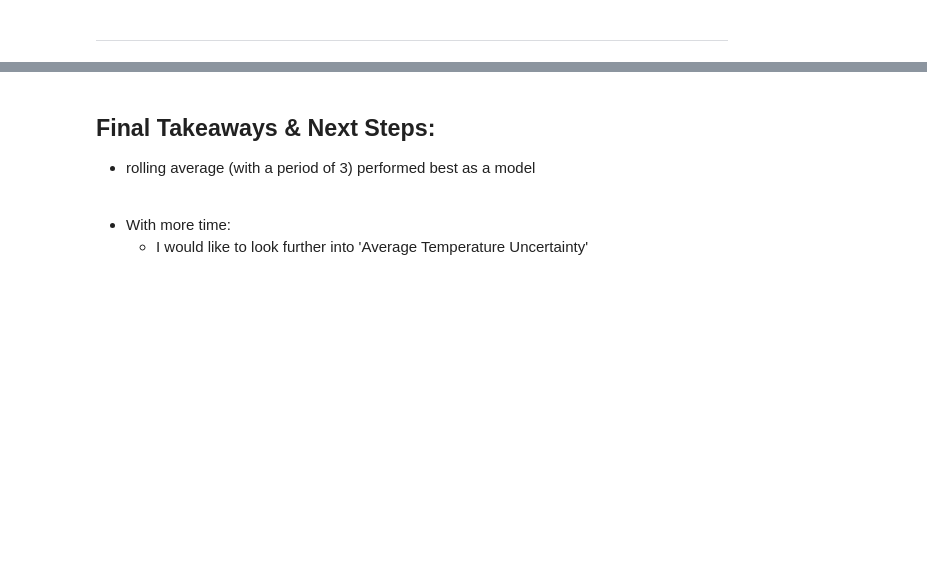
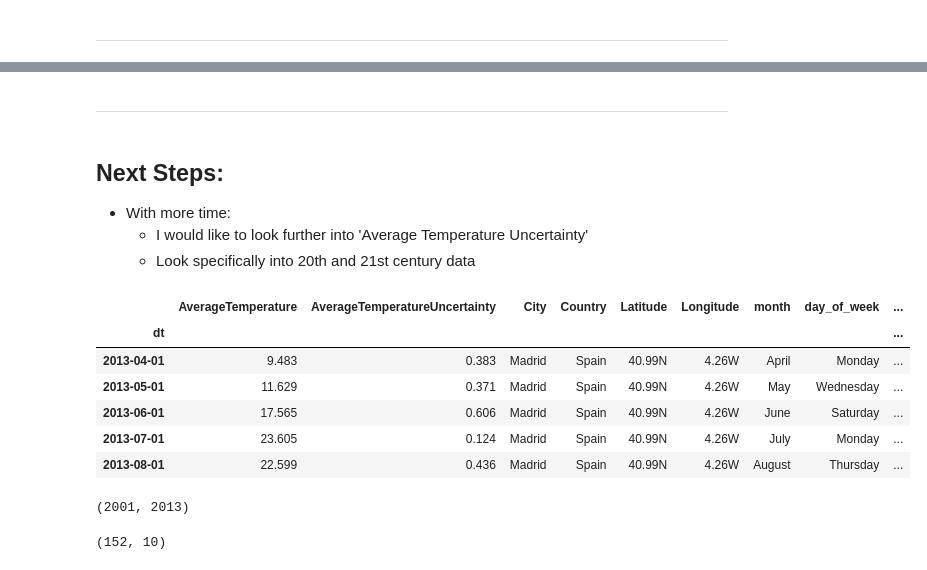
Before and after one commit to natasharivers/time-series-exercises, a Jupyter notebook: Time Series Project.ipynb, the cells around one changed output, grey strips where cells are left out. Drawn from its saved outputs; the diff is of its cells as text; code cells hidden in the pictures; blank space fills up the shorter version.

```diff
--- a/Time Series Project.ipynb
+++ b/Time Series Project.ipynb
@@ -578,8 +632,30 @@ model_df
+# %% [markdown]
+<hr style="border:2px solid black"> </hr>
 # %% [markdown]
-## Final Takeaways & Next Steps:
-- rolling average (with a period of 3) performed best as a model
-
-<br>
-
+## Next Steps:
 - With more time:
     - I would like to look further into 'Average Temperature Uncertainty'
+    - Look specifically into 20th and 21st century data
+# %%
+#create dataframe with only 21st century
+twentyfirst_df = df[df.index.year > 2000]
+# %%
+twentyfirst_df.tail()
+# %% [output]
+|  | AverageTemperature | AverageTemperatureUncertainty | City | Country | Latitude | Longitude | month | day_of_week | ... |
+| dt |  |  |  |  |  |  |  |  | ... |
+| 2013-04-01 | 9.483 | 0.383 | Madrid | Spain | 40.99N | 4.26W | April | Monday | ... |
+| 2013-05-01 | 11.629 | 0.371 | Madrid | Spain | 40.99N | 4.26W | May | Wednesday | ... |
+| 2013-06-01 | 17.565 | 0.606 | Madrid | Spain | 40.99N | 4.26W | June | Saturday | ... |
+| 2013-07-01 | 23.605 | 0.124 | Madrid | Spain | 40.99N | 4.26W | July | Monday | ... |
+| 2013-08-01 | 22.599 | 0.436 | Madrid | Spain | 40.99N | 4.26W | August | Thursday | ... |
+# %%
+#make sure all years are over 2001
+twentyfirst_df.year.min(), twentyfirst_df.year.max()
+# %% [output]
+(2001, 2013)
+# %%
+#take a look at size
+twentyfirst_df.shape
+# %% [output]
+(152, 10)
```
Also changed, not shown: parts of 8 cells of this notebook.
